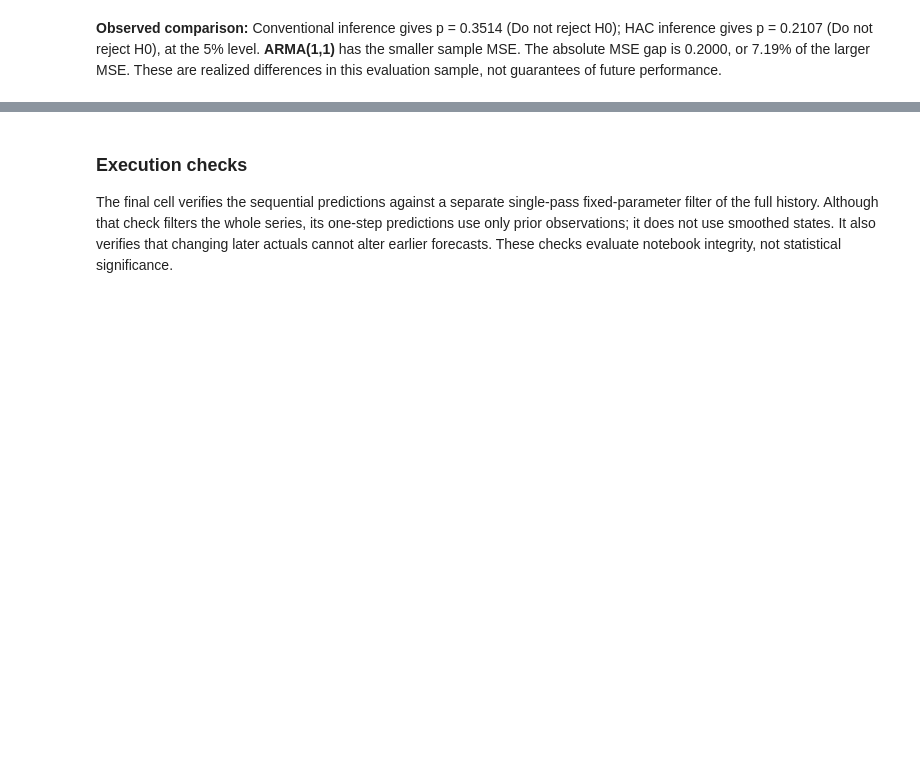
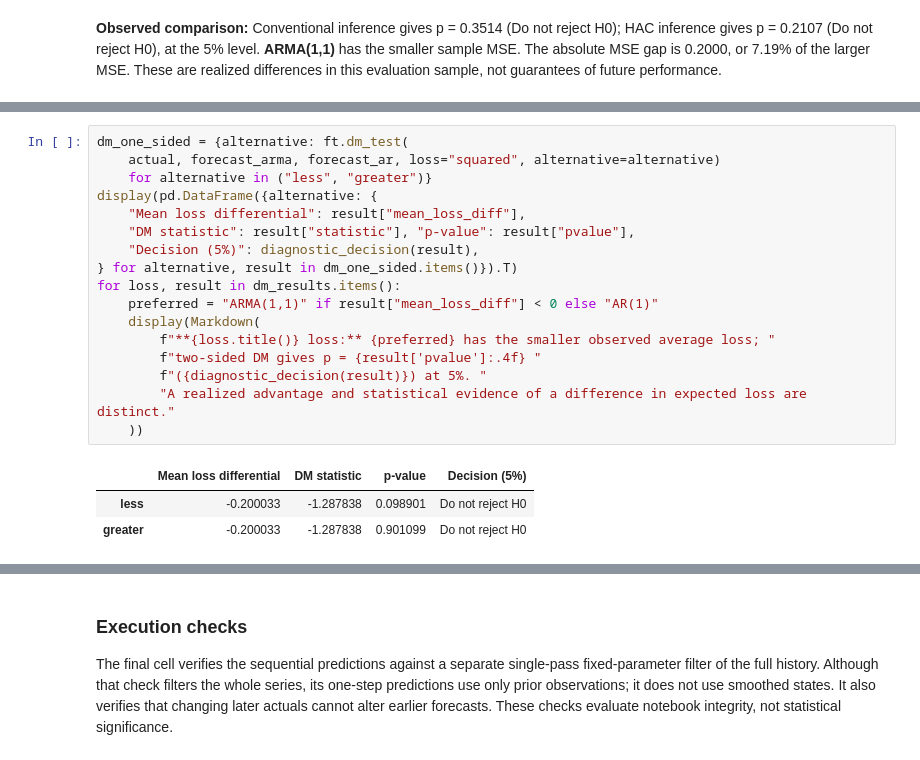
Before and after one commit to maarranz/Forecasting-Tools, a Jupyter notebook: Notebooks/Forecasting_Tools_Demo.ipynb, the cells around one changed output, grey strips where cells are left out. Saved outputs shown, nothing was run; the diff lists cells and outputs as text; blank space fills up the shorter version.

```diff
--- a/Notebooks/Forecasting_Tools_Demo.ipynb
+++ b/Notebooks/Forecasting_Tools_Demo.ipynb
@@ -705,0 +822,21 @@ A larger p-value in the earlier diagnostic tests does not imply better forecasts
+# %%
+dm_one_sided = {alternative: ft.dm_test(
+    actual, forecast_arma, forecast_ar, loss="squared", alternative=alternative)
+    for alternative in ("less", "greater")}
+display(pd.DataFrame({alternative: {
+    "Mean loss differential": result["mean_loss_diff"],
+    "DM statistic": result["statistic"], "p-value": result["pvalue"],
+    "Decision (5%)": diagnostic_decision(result),
+} for alternative, result in dm_one_sided.items()}).T)
+for loss, result in dm_results.items():
+    preferred = "ARMA(1,1)" if result["mean_loss_diff"] < 0 else "AR(1)"
+    display(Markdown(
+        f"**{loss.title()} loss:** {preferred} has the smaller observed average loss; "
+        f"two-sided DM gives p = {result['pvalue']:.4f} "
+        f"({diagnostic_decision(result)}) at 5%. "
+        "A realized advantage and statistical evidence of a difference in expected loss are distinct."
+    ))
+# %% [output]
+|  | Mean loss differential | DM statistic | p-value | Decision (5%) |
+| less | -0.200033 | -1.287838 | 0.098901 | Do not reject H0 |
+| greater | -0.200033 | -1.287838 | 0.901099 | Do not reject H0 |
```
Also changed, not shown: parts of 12 cells of this notebook, 3 other files.
